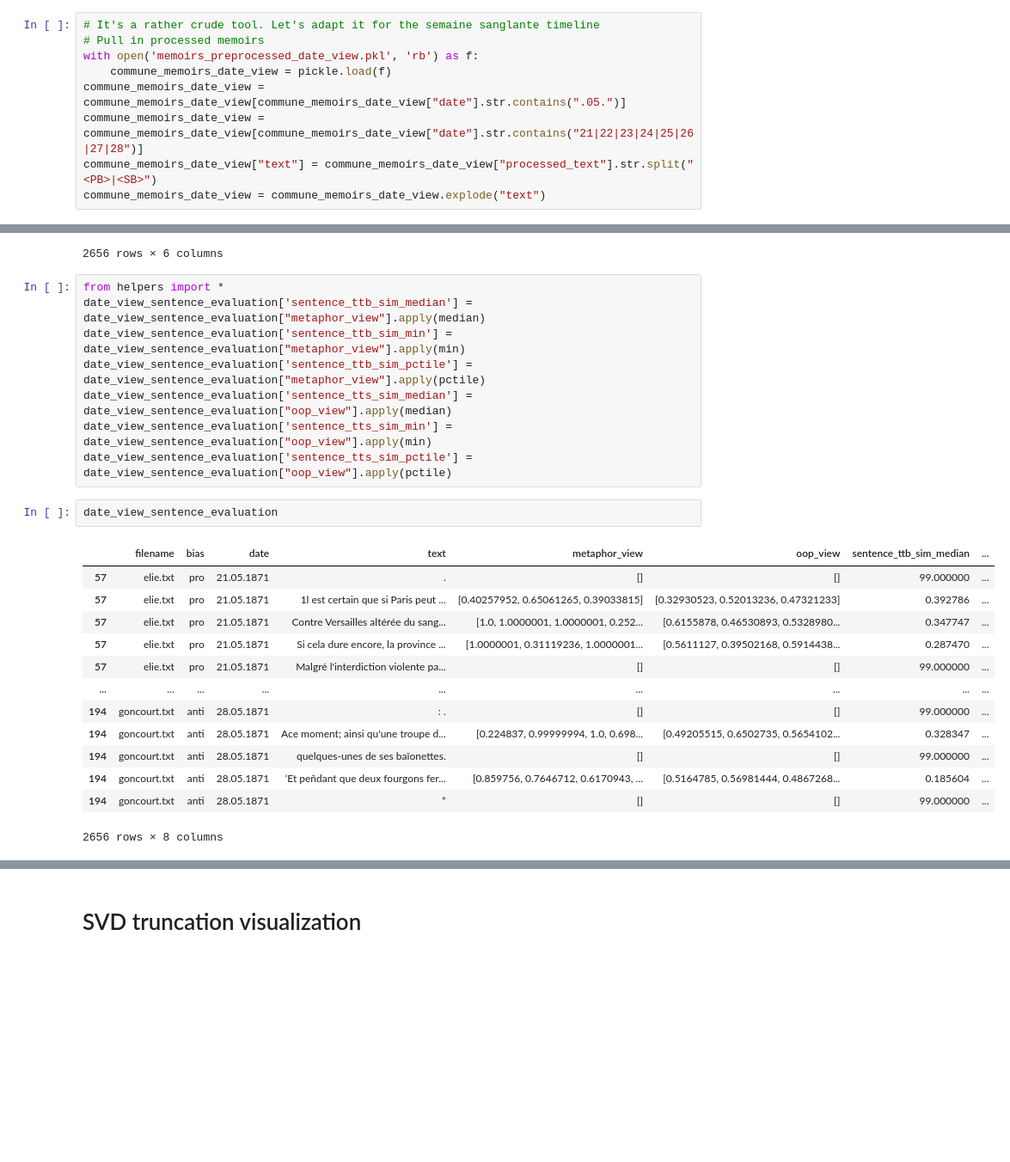
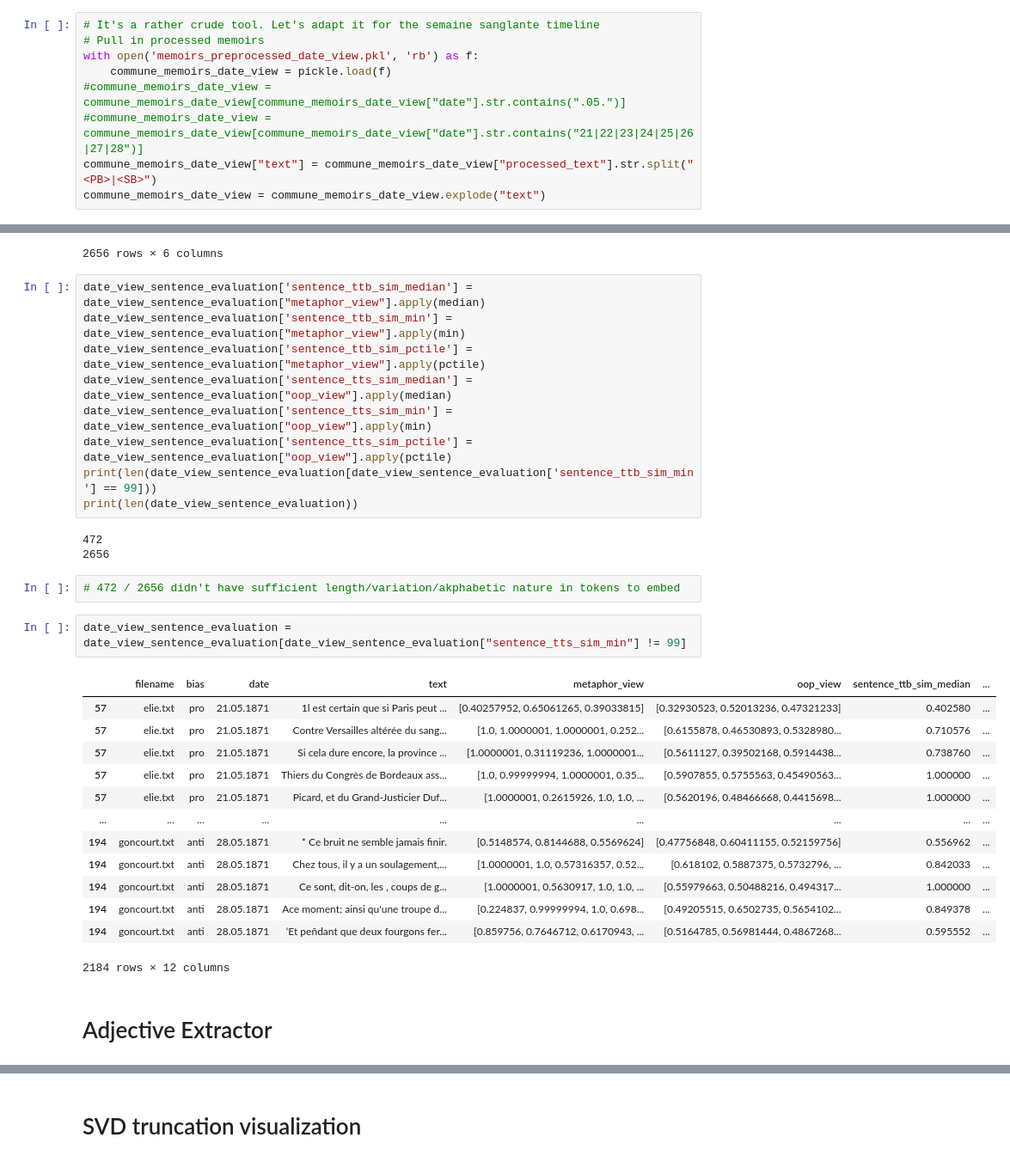
Before and after one commit to shayayan/commune_memoirs_epfl_dh412, a Jupyter notebook: memoir_cleaning.ipynb, the cells around one changed output, grey strips where cells are left out. Shown at 86% size. Cells and saved outputs as stored; diff of their text form; blank space fills up the shorter version.

```diff
--- a/memoir_cleaning.ipynb
+++ b/memoir_cleaning.ipynb
@@ -802,8 +802,8 @@ with open("frwiki_20180420_100d.txt", "r", encoding="utf8") as f:
 # Pull in processed memoirs
 with open('memoirs_preprocessed_date_view.pkl', 'rb') as f:
     commune_memoirs_date_view = pickle.load(f)
-commune_memoirs_date_view = commune_memoirs_date_view[commune_memoirs_date_view["date"].str.contains(".05.")]
-commune_memoirs_date_view = commune_memoirs_date_view[commune_memoirs_date_view["date"].str.contains("21|22|23|24|25|26|27|28")]
+#commune_memoirs_date_view = commune_memoirs_date_view[commune_memoirs_date_view["date"].str.contains(".05.")]
+#commune_memoirs_date_view = commune_memoirs_date_view[commune_memoirs_date_view["date"].str.contains("21|22|23|24|25|26|27|28")]
 commune_memoirs_date_view["text"] = commune_memoirs_date_view["processed_text"].str.split("<PB>|<SB>")
 commune_memoirs_date_view = commune_memoirs_date_view.explode("text")
 # %%
@@ -883,26 +883,34 @@ date_view_sentence_evaluation
 | 194 | goncourt.txt | anti | 28.05.1871 | “ | [] | [] |
 2656 rows × 6 columns
 # %%
-from helpers import *
 date_view_sentence_evaluation['sentence_ttb_sim_median'] = date_view_sentence_evaluation["metaphor_view"].apply(median)
 date_view_sentence_evaluation['sentence_ttb_sim_min'] = date_view_sentence_evaluation["metaphor_view"].apply(min)
 date_view_sentence_evaluation['sentence_ttb_sim_pctile'] = date_view_sentence_evaluation["metaphor_view"].apply(pctile)
 date_view_sentence_evaluation['sentence_tts_sim_median'] = date_view_sentence_evaluation["oop_view"].apply(median)
 date_view_sentence_evaluation['sentence_tts_sim_min'] = date_view_sentence_evaluation["oop_view"].apply(min)
 date_view_sentence_evaluation['sentence_tts_sim_pctile'] = date_view_sentence_evaluation["oop_view"].apply(pctile)
+print(len(date_view_sentence_evaluation[date_view_sentence_evaluation['sentence_ttb_sim_min'] == 99]))
+print(len(date_view_sentence_evaluation))
+# %% [output]
+472
+2656
-# %%
-date_view_sentence_evaluation
-# %% [output]
-|  | filename | bias | date | text | metaphor_view | oop_view | sentence_ttb_sim_median | ... |
-| 57 | elie.txt | pro | 21.05.1871 | . | [] | [] | 99.000000 | ... |
-| 57 | elie.txt | pro | 21.05.1871 | 1l est certain que si Paris peut ... | [0.40257952, 0.65061265, 0.39033815] | [0.32930523, 0.52013236, 0.47321233] | 0.392786 | ... |
-| 57 | elie.txt | pro | 21.05.1871 | Contre Versailles altérée du sang... | [1.0, 1.0000001, 1.0000001, 0.252... | [0.6155878, 0.46530893, 0.5328980... | 0.347747 | ... |
-| 57 | elie.txt | pro | 21.05.1871 | Si cela dure encore, la province ... | [1.0000001, 0.31119236, 1.0000001... | [0.5611127, 0.39502168, 0.5914438... | 0.287470 | ... |
-| 57 | elie.txt | pro | 21.05.1871 | Malgré l'interdiction violente pa... | [] | [] | 99.000000 | ... |
-| ... | ... | ... | ... | ... | ... | ... | ... | ... |
-| 194 | goncourt.txt | anti | 28.05.1871 | : . | [] | [] | 99.000000 | ... |
-| 194 | goncourt.txt | anti | 28.05.1871 | Ace moment; ainsi qu'une troupe d... | [0.224837, 0.99999994, 1.0, 0.698... | [0.49205515, 0.6502735, 0.5654102... | 0.328347 | ... |
-| 194 | goncourt.txt | anti | 28.05.1871 | quelques-unes de ses baïonettes. | [] | [] | 99.000000 | ... |
-| 194 | goncourt.txt | anti | 28.05.1871 | ‘Et peñdant que deux fourgons fer... | [0.859756, 0.7646712, 0.6170943, ... | [0.5164785, 0.56981444, 0.4867268... | 0.185604 | ... |
-| 194 | goncourt.txt | anti | 28.05.1871 | “ | [] | [] | 99.000000 | ... |
-2656 rows × 8 columns
+# %%
+# 472 / 2656 didn't have sufficient length/variation/akphabetic nature in tokens to embed
+# %%
+date_view_sentence_evaluation = date_view_sentence_evaluation[date_view_sentence_evaluation["sentence_tts_sim_min"] != 99]
+# %% [output]
+|  | filename | bias | date | text | metaphor_view | oop_view | sentence_ttb_sim_median | ... |
+| 57 | elie.txt | pro | 21.05.1871 | 1l est certain que si Paris peut ... | [0.40257952, 0.65061265, 0.39033815] | [0.32930523, 0.52013236, 0.47321233] | 0.402580 | ... |
+| 57 | elie.txt | pro | 21.05.1871 | Contre Versailles altérée du sang... | [1.0, 1.0000001, 1.0000001, 0.252... | [0.6155878, 0.46530893, 0.5328980... | 0.710576 | ... |
+| 57 | elie.txt | pro | 21.05.1871 | Si cela dure encore, la province ... | [1.0000001, 0.31119236, 1.0000001... | [0.5611127, 0.39502168, 0.5914438... | 0.738760 | ... |
+| 57 | elie.txt | pro | 21.05.1871 | Thiers du Congrès de Bordeaux ass... | [1.0, 0.99999994, 1.0000001, 0.35... | [0.5907855, 0.5755563, 0.45490563... | 1.000000 | ... |
+| 57 | elie.txt | pro | 21.05.1871 | Picard, et du Grand-Justicier Duf... | [1.0000001, 0.2615926, 1.0, 1.0, ... | [0.5620196, 0.48466668, 0.4415698... | 1.000000 | ... |
+| ... | ... | ... | ... | ... | ... | ... | ... | ... |
+| 194 | goncourt.txt | anti | 28.05.1871 | * Ce bruit ne semble jamais finir. | [0.5148574, 0.8144688, 0.5569624] | [0.47756848, 0.60411155, 0.52159756] | 0.556962 | ... |
+| 194 | goncourt.txt | anti | 28.05.1871 | Chez tous, il y a un soulagement,... | [1.0000001, 1.0, 0.57316357, 0.52... | [0.618102, 0.5887375, 0.5732796, ... | 0.842033 | ... |
+| 194 | goncourt.txt | anti | 28.05.1871 | Ce sont, dit-on, les , coups de g... | [1.0000001, 0.5630917, 1.0, 1.0, ... | [0.55979663, 0.50488216, 0.494317... | 1.000000 | ... |
+| 194 | goncourt.txt | anti | 28.05.1871 | Ace moment; ainsi qu'une troupe d... | [0.224837, 0.99999994, 1.0, 0.698... | [0.49205515, 0.6502735, 0.5654102... | 0.849378 | ... |
+| 194 | goncourt.txt | anti | 28.05.1871 | ‘Et peñdant que deux fourgons fer... | [0.859756, 0.7646712, 0.6170943, ... | [0.5164785, 0.56981444, 0.4867268... | 0.595552 | ... |
+2184 rows × 12 columns
+# %% [markdown]
+# Adjective Extractor
```
Also changed, not shown: parts of 1 cell of this notebook, 1 other file.
